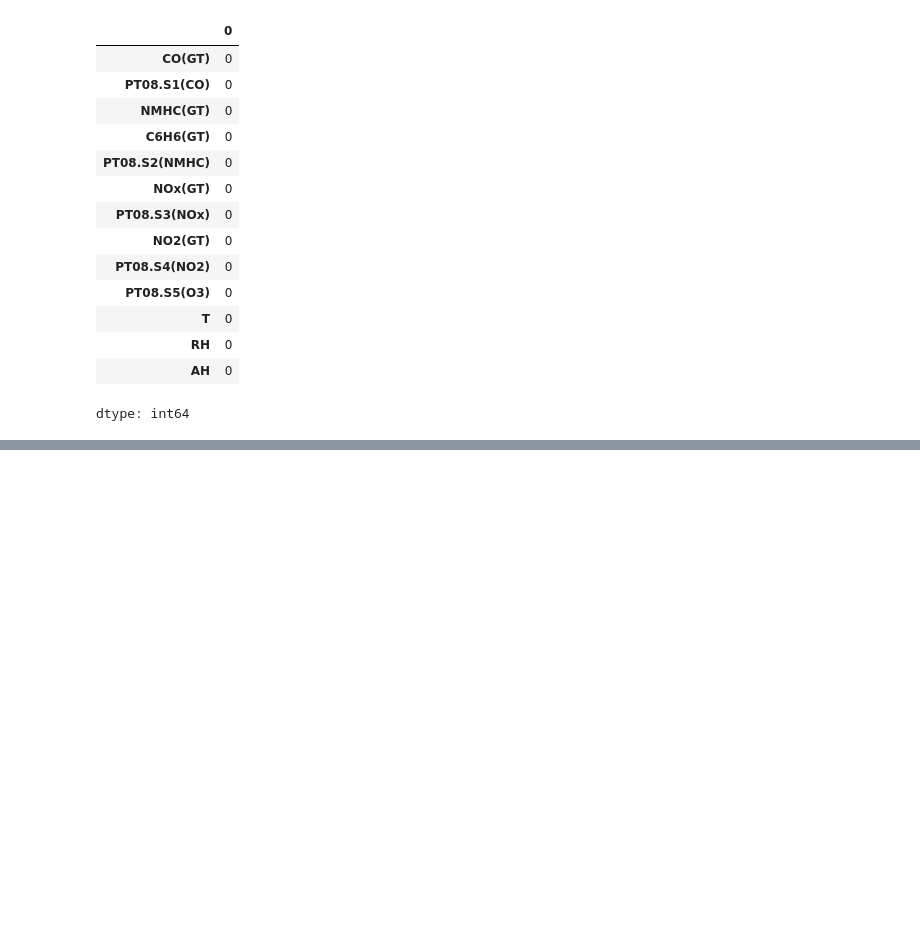
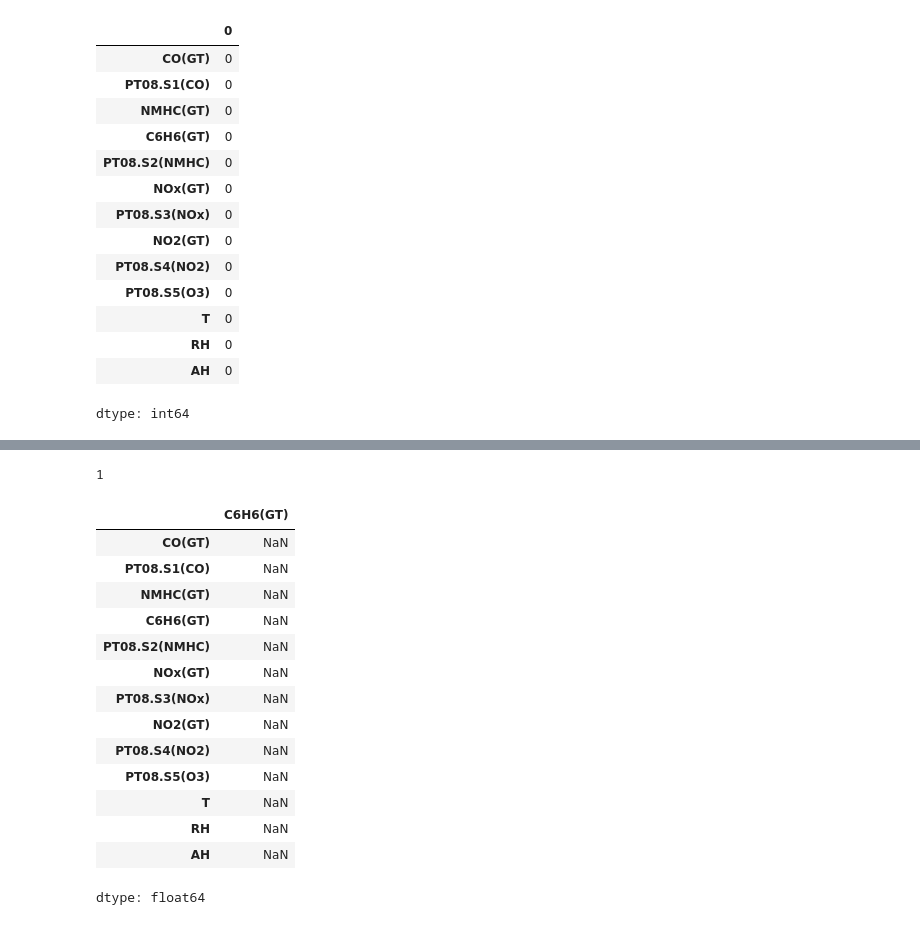
Before and after one commit to flammarionick/Summative-Linear-Regression-Model-Deployment-Using-Flutter, a Jupyter notebook: Summative_Linear_Regression_Model_Deployment_Using_Flutter.ipynb, the cells around one changed output, grey strips where cells are left out. Saved outputs shown, nothing was run; the diff lists cells and outputs as text; code cells hidden in the pictures; blank space fills up the shorter version.

```diff
--- a/Summative_Linear_Regression_Model_Deployment_Using_Flutter.ipynb
+++ b/Summative_Linear_Regression_Model_Deployment_Using_Flutter.ipynb
@@ -213,0 +257,27 @@ dtype: int64
+# %%
+# Use interpolation to estimate missing values
+df['C6H6(GT)'] = df['C6H6(GT)'].interpolate()
+
+# Check unique values again
+df['C6H6(GT)'].nunique()
+# %% [output]
+1
+# %%
+# Recalculate correlation with C6H6(GT)
+df.corr()["C6H6(GT)"].sort_values(ascending=False)
+# %% [output]
+|  | C6H6(GT) |
+| CO(GT) | NaN |
+| PT08.S1(CO) | NaN |
+| NMHC(GT) | NaN |
+| C6H6(GT) | NaN |
+| PT08.S2(NMHC) | NaN |
+| NOx(GT) | NaN |
+| PT08.S3(NOx) | NaN |
+| NO2(GT) | NaN |
+| PT08.S4(NO2) | NaN |
+| PT08.S5(O3) | NaN |
+| T | NaN |
+| RH | NaN |
+| AH | NaN |
+dtype: float64
```
Also changed, not shown: parts of 7 cells of this notebook.
